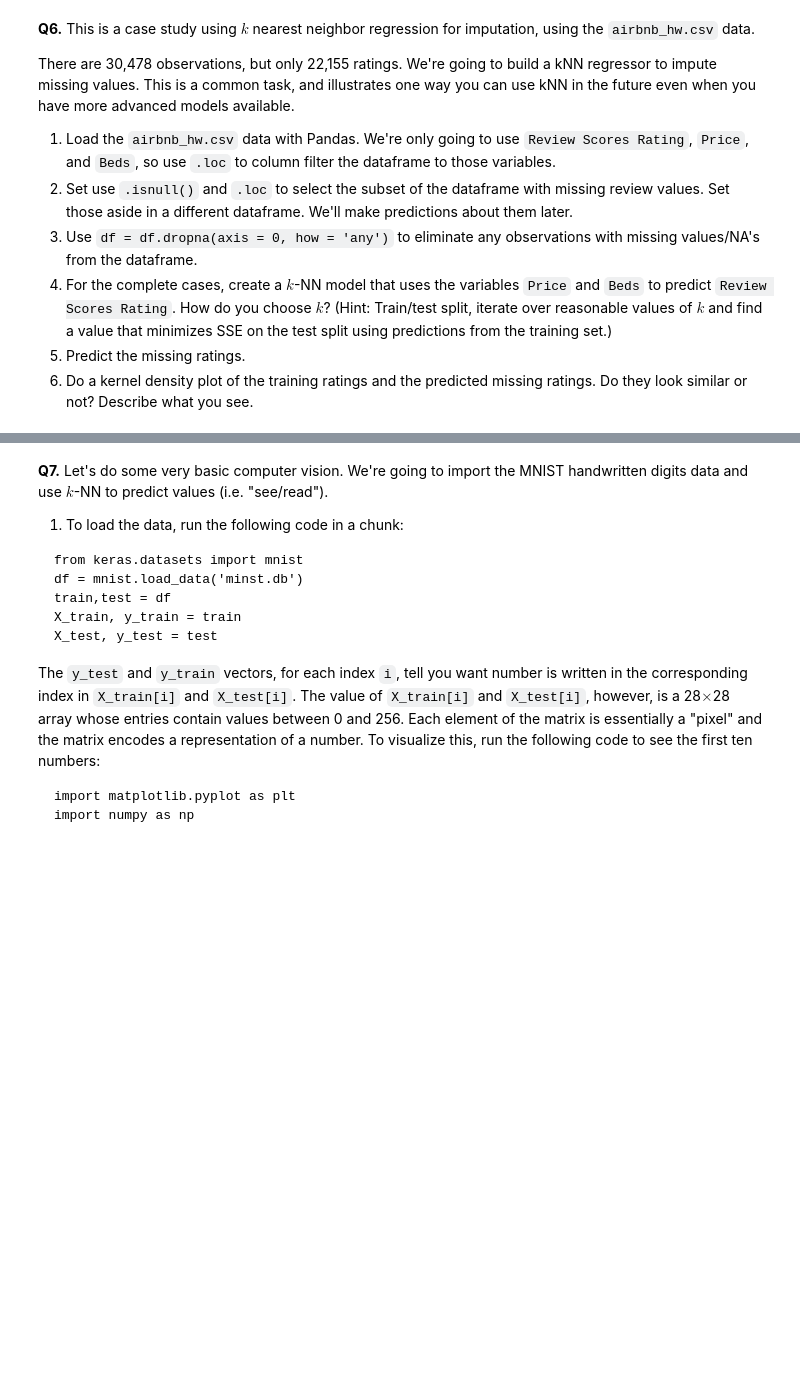
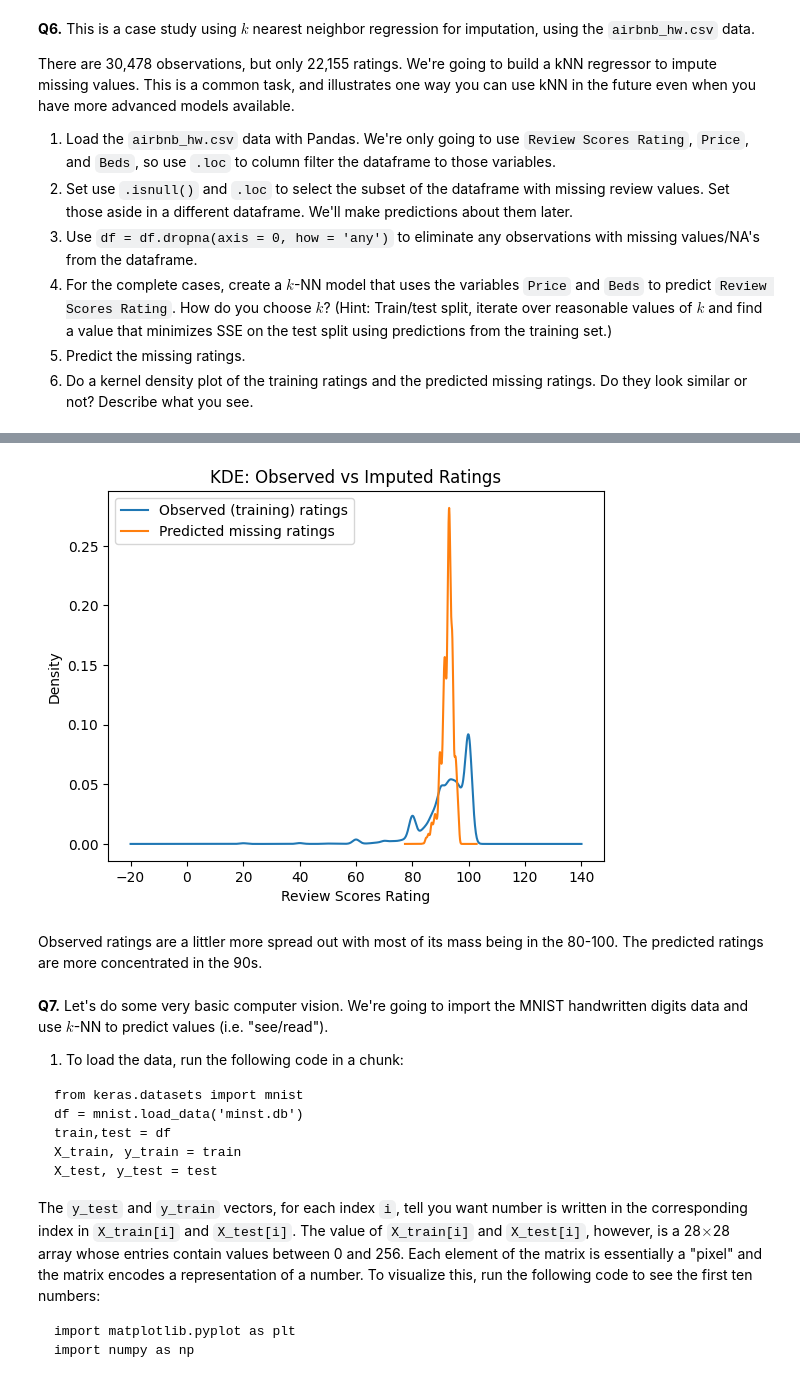
Before and after one commit to JasonYe05/undergrad_ml_assignments, a Jupyter notebook: 02_assignment_knn.ipynb, the cells around one changed output, grey strips where cells are left out. Cells and saved outputs as stored; diff of their text form; code cells hidden in the pictures; blank space fills up the shorter version.

```diff
--- a/02_assignment_knn.ipynb
+++ b/02_assignment_knn.ipynb
@@ -241,3 +241,18 @@ There are 30,478 observations, but only 22,155 ratings. We're going to build a k
 4. For the complete cases, create a $k$-NN model that uses the variables `Price` and `Beds` to predict `Review Scores Rating`. How do you choose $k$? (Hint: Train/test split, iterate over reasonable values of $k$ and find a value that minimizes SSE on the test split using predictions from the training set.)
 5. Predict the missing ratings.
 6. Do a kernel density plot of the training ratings and the predicted missing ratings. Do they look similar or not? Describe what you see.
+# %%
+import pandas as pd
+import numpy as np
+
+df = pd.read_csv("./data/airbnb_hw.csv")
+
+df = df.loc[:, ["Review Scores Rating", "Price", "Beds"]]
+
+df_missing = df.loc[df["Review Scores Rating"].isnull()].copy()
+
+df_complete = df.dropna(axis=0, how="any").copy()
+
+print("Total rows:", len(df))
+print("Missing ratings rows:", len(df_missing))
+print("Complete-case rows:", len(df_complete))
@@ -243,0 +312,17 @@ There are 30,478 observations, but only 22,155 ratings. We're going to build a k
+# %%
+best_model = Pipeline([
+    ("scaler", StandardScaler()),
+    ("knn", KNeighborsRegressor(n_neighbors=best_k))
+])
+
+best_model.fit(df_complete[["Price", "Beds"]], df_complete["Review Scores Rating"])
+
+df_missing['Price'] = df_missing['Price'].astype(str).str.replace(',', '', regex=False).astype(float)
+
+df_missing_for_prediction = df_missing.dropna(subset=['Price', 'Beds']).copy()
+
+X_missing_for_prediction = df_missing_for_prediction[["Price", "Beds"]]
+pred_missing = best_model.predict(X_missing_for_prediction)
+
+df_missing.loc[df_missing_for_prediction.index, "Predicted Rating"] = pred_missing
+df_missing.head()
@@ -244,3 +336,20 @@ There are 30,478 observations, but only 22,155 ratings. We're going to build a k
+# %%
+import matplotlib.pyplot as plt
+
+train_ratings = df_complete["Review Scores Rating"]
+imputed_ratings = df_missing["Predicted Rating"]
+
+plt.figure()
+train_ratings.plot(kind="kde", label="Observed (training) ratings")
+imputed_ratings.plot(kind="kde", label="Predicted missing ratings")
+plt.xlabel("Review Scores Rating")
+plt.title("KDE: Observed vs Imputed Ratings")
+plt.legend()
+plt.show()
+# %% [output]
+[figure, added]
+# %% [markdown]
+Observed ratings are a littler more spread out with most of its mass being in the 80-100. The predicted ratings are more concentrated in the 90s.
 # %% [markdown]
 **Q7.** Let's do some very basic computer vision. We're going to import the MNIST handwritten digits data and use $k$-NN to predict values (i.e. "see/read").
 
```
Also changed, not shown: parts of 3 cells of this notebook.
